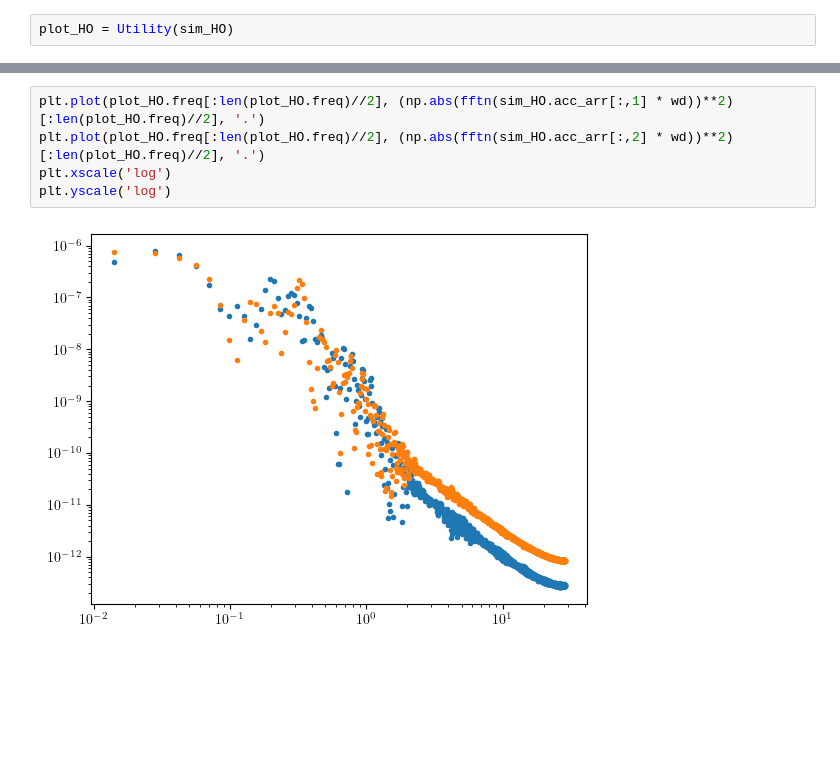
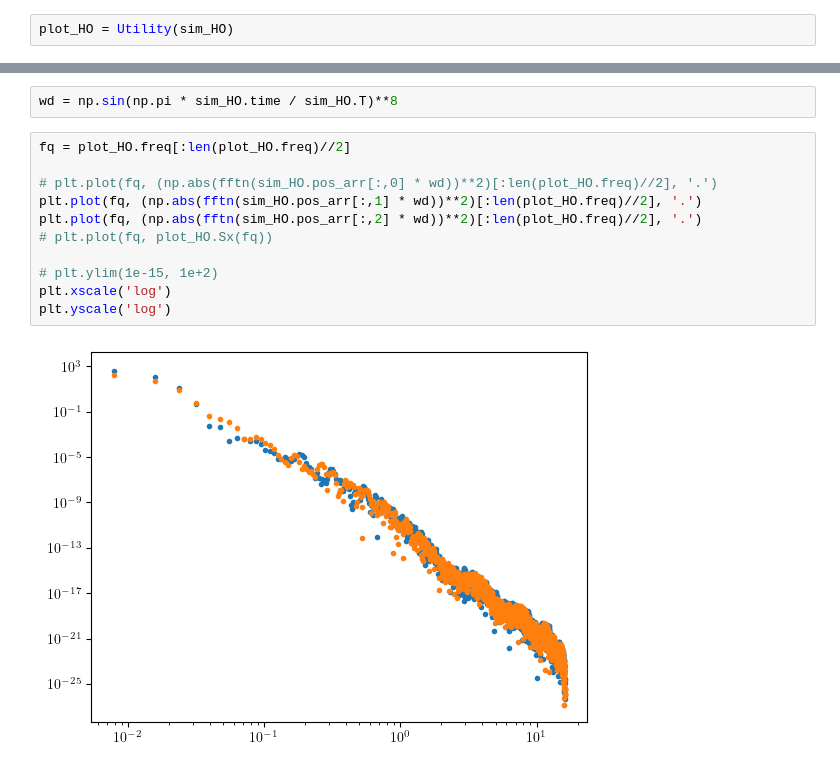
Before and after one commit to hjkim0620/ULDM_HarmonicOscillator, a Jupyter notebook: ULDM_HarmonicOscillator.ipynb, the cells around one changed output, grey strips where cells are left out. Drawn from its saved outputs; the diff is of its cells as text; blank space fills up the shorter version.

```diff
--- a/ULDM_HarmonicOscillator.ipynb
+++ b/ULDM_HarmonicOscillator.ipynb
@@ -423,7 +305,15 @@ plt.yscale('log')
-# %%
-plt.plot(plot_HO.freq[:len(plot_HO.freq)//2], (np.abs(fftn(sim_HO.acc_arr[:,1] * wd))**2)[:len(plot_HO.freq)//2], '.')
-plt.plot(plot_HO.freq[:len(plot_HO.freq)//2], (np.abs(fftn(sim_HO.acc_arr[:,2] * wd))**2)[:len(plot_HO.freq)//2], '.')
-plt.xscale('log')
-plt.yscale('log')
-# %% [output]
-[figure, removed]
+# %%
+wd = np.sin(np.pi * sim_HO.time / sim_HO.T)**8
+# %%
+fq = plot_HO.freq[:len(plot_HO.freq)//2]
+
+# plt.plot(fq, (np.abs(fftn(sim_HO.pos_arr[:,0] * wd))**2)[:len(plot_HO.freq)//2], '.')
+plt.plot(fq, (np.abs(fftn(sim_HO.pos_arr[:,1] * wd))**2)[:len(plot_HO.freq)//2], '.')
+plt.plot(fq, (np.abs(fftn(sim_HO.pos_arr[:,2] * wd))**2)[:len(plot_HO.freq)//2], '.')
+# plt.plot(fq, plot_HO.Sx(fq))
+
+# plt.ylim(1e-15, 1e+2)
+plt.xscale('log')
+plt.yscale('log')
+# %% [output]
+[figure, added]
```
Also changed, not shown: parts of 16 cells of this notebook, 1 other file.
